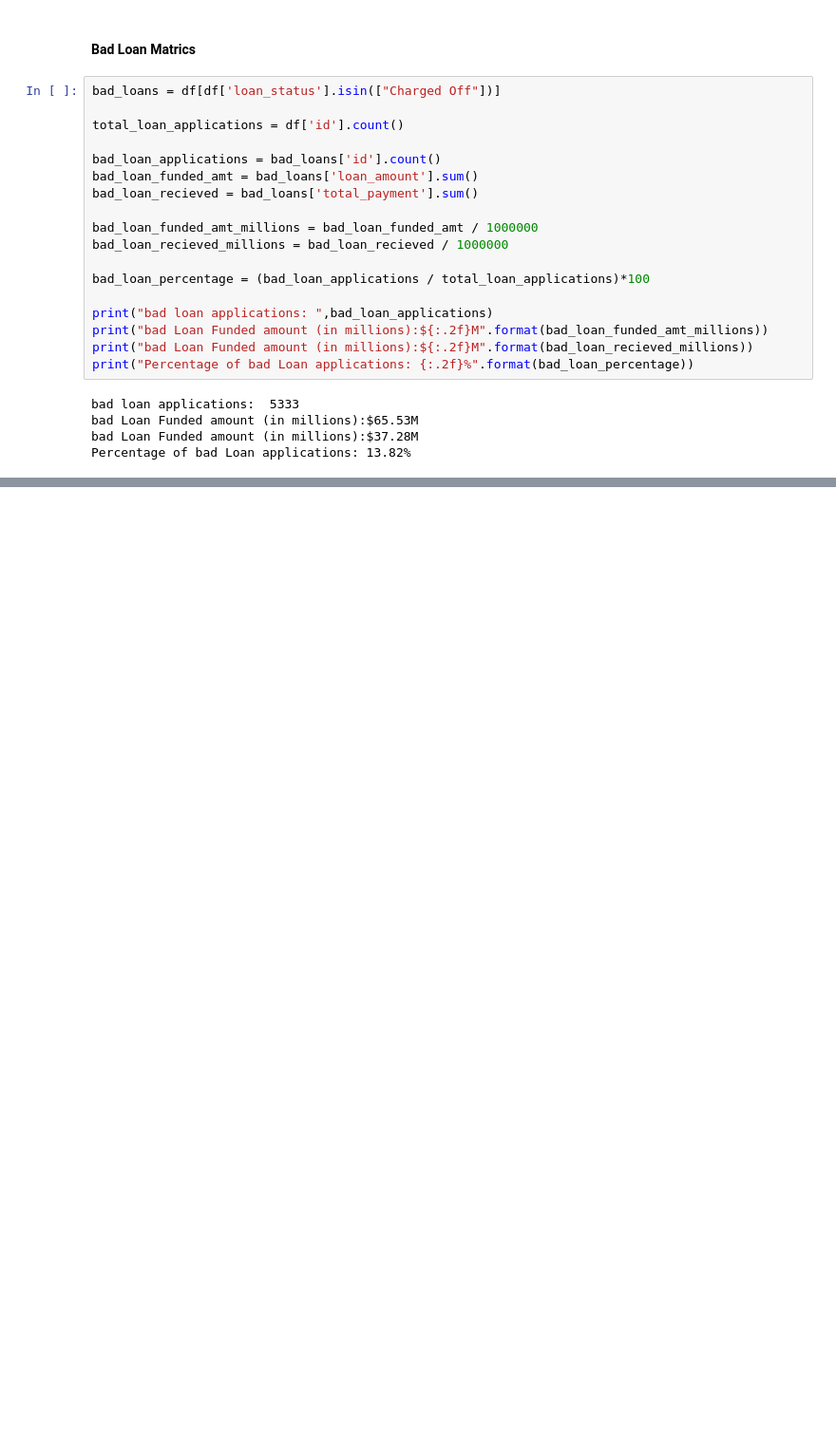
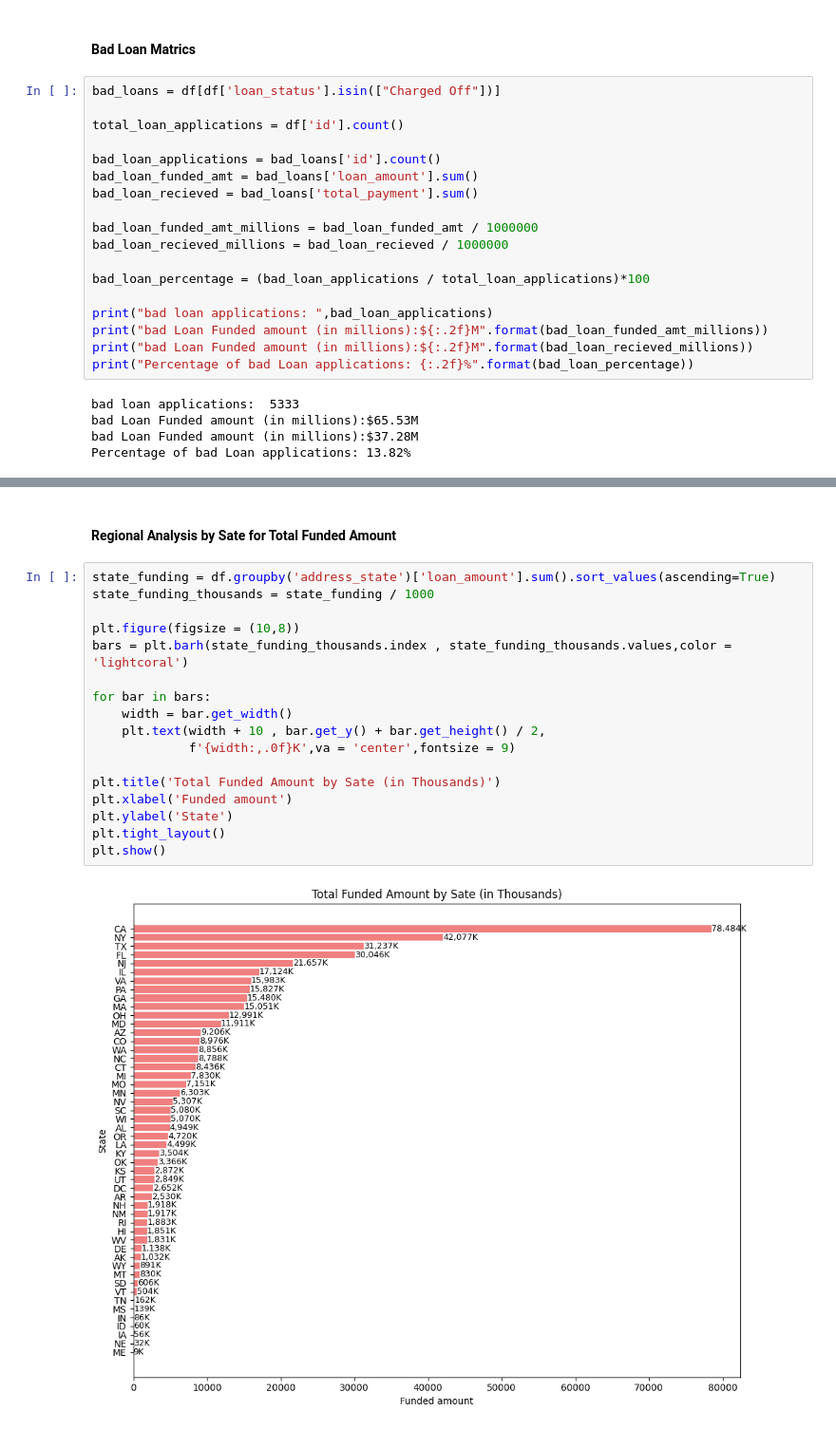
Before and after one commit to Kankana2005/Bank_loan_Analysis, a Jupyter notebook: Bank_loan_analysis.ipynb, the cells around one changed output, grey strips where cells are left out. Shown: that part at 95% size. Cells and saved outputs as stored; diff of their text form; blank space fills up the shorter version.

```diff
--- a/Bank_loan_analysis.ipynb
+++ b/Bank_loan_analysis.ipynb
@@ -251,0 +363,21 @@ Percentage of bad Loan applications: 13.82%
+# %% [markdown]
+#### Regional Analysis by Sate for Total Funded Amount
+# %%
+state_funding = df.groupby('address_state')['loan_amount'].sum().sort_values(ascending=True)
+state_funding_thousands = state_funding / 1000
+
+plt.figure(figsize = (10,8))
+bars = plt.barh(state_funding_thousands.index , state_funding_thousands.values,color = 'lightcoral')
+
+for bar in bars:
+    width = bar.get_width()
+    plt.text(width + 10 , bar.get_y() + bar.get_height() / 2,
+             f'{width:,.0f}K',va = 'center',fontsize = 9)
+
+plt.title('Total Funded Amount by Sate (in Thousands)')
+plt.xlabel('Funded amount')
+plt.ylabel('State')
+plt.tight_layout()
+plt.show()
+# %% [output]
+[figure, added]
```
Also changed, not shown: parts of 11 cells of this notebook.
